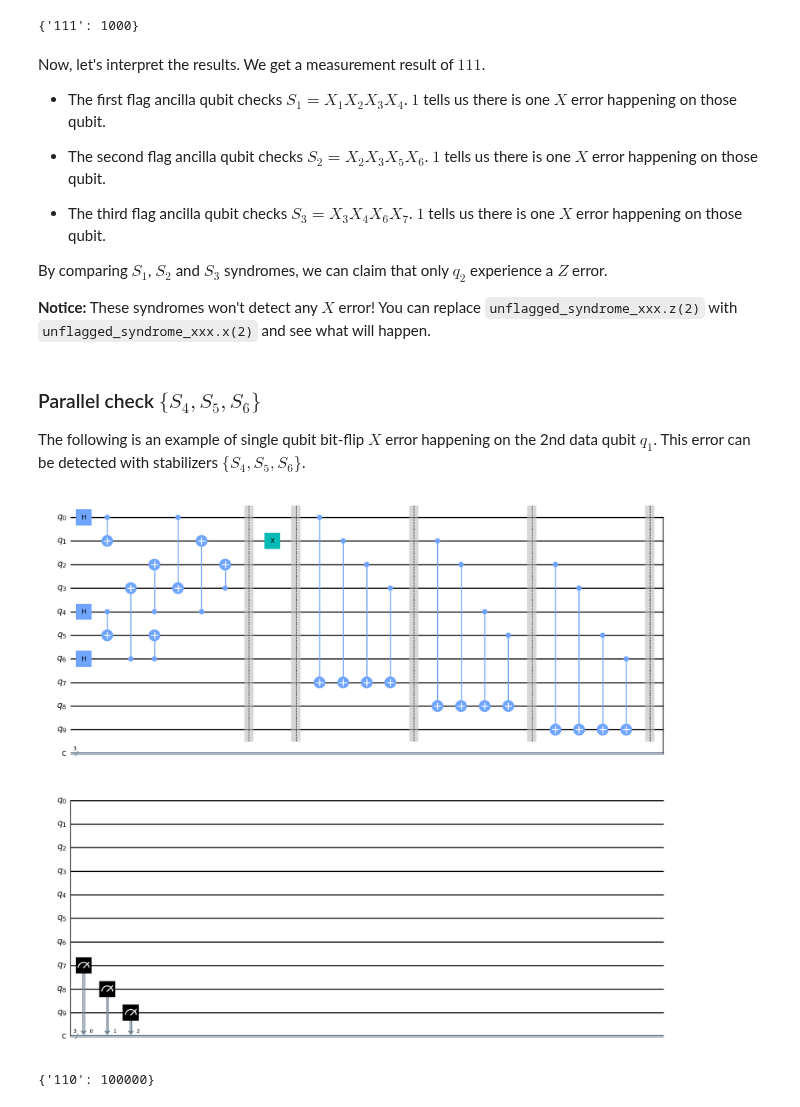
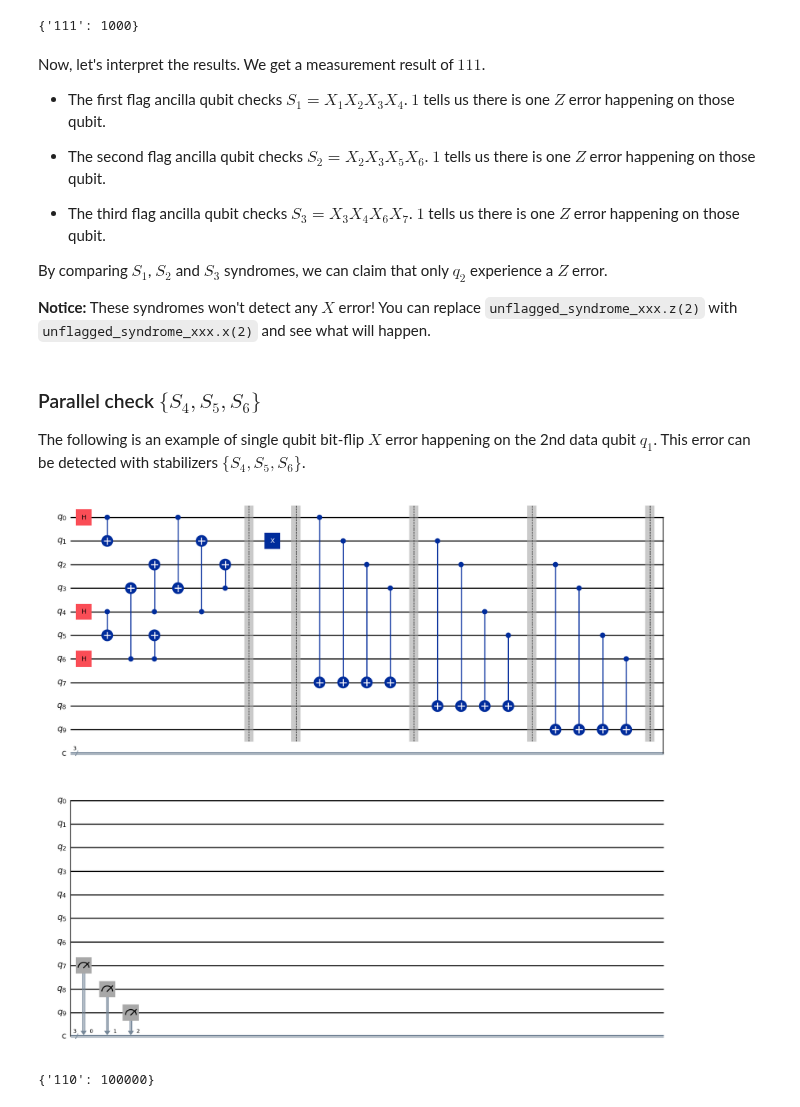
Before and after one commit to GT-Quantum-Computing-Association/LogicalQ, a Jupyter notebook: demos/SteaneCode-Syndrome.ipynb, the cells around one changed output. Drawn from its saved outputs; the diff is of its cells as text; code cells hidden in the pictures.

```diff
--- a/demos/SteaneCode-Syndrome.ipynb
+++ b/demos/SteaneCode-Syndrome.ipynb
@@ -95,11 +95,11 @@ print(counts)
 # %% [markdown]
 Now, let's interpret the results. We get a measurement result of $111$.
 
-- The first flag ancilla qubit checks $S_1 = X_1X_2X_3X_4$. $1$ tells us there is one $X$ error happening on those qubit.
+- The first flag ancilla qubit checks $S_1 = X_1X_2X_3X_4$. $1$ tells us there is one $Z$ error happening on those qubit.
 
-- The second flag ancilla qubit checks $S_2 = X_2X_3X_5X_6$. $1$ tells us there is one $X$ error happening on those qubit.
+- The second flag ancilla qubit checks $S_2 = X_2X_3X_5X_6$. $1$ tells us there is one $Z$ error happening on those qubit.
 
-- The third flag ancilla qubit checks $S_3 = X_3X_4X_6X_7$. $1$ tells us there is one $X$ error happening on those qubit.
+- The third flag ancilla qubit checks $S_3 = X_3X_4X_6X_7$. $1$ tells us there is one $Z$ error happening on those qubit.
 
 By comparing $S_1$, $S_2$ and $S_3$ syndromes, we can claim that only $q_2$ experience a $Z$ error.
 
@@ -131,11 +130,11 @@ def construct_unflagged_syndrome_zzz_circuit(qreg, creg):
 # %%
 qreg = QuantumRegister(10, "q")
 creg = ClassicalRegister(3, "c")
 
 unflagged_syndrome_zzz_circuit = construct_unflagged_syndrome_zzz_circuit(qreg, creg)
-unflagged_syndrome_zzz_circuit.draw("mpl")
+unflagged_syndrome_zzz_circuit.draw("mpl", style='iqp')
 # %% [output]
-[figure, old version]
+[figure, new version]
 # %%
 # Transpile for simulator
 simulator = Aer.get_backend('aer_simulator')
```
Also changed, not shown: parts of 8 cells of this notebook, 1 other file.
